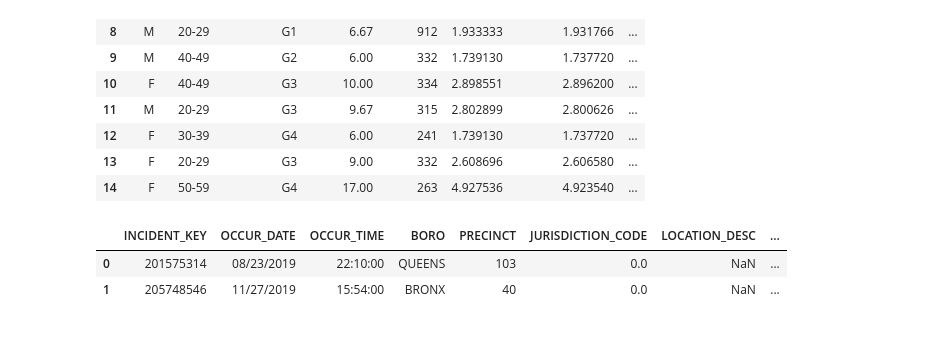
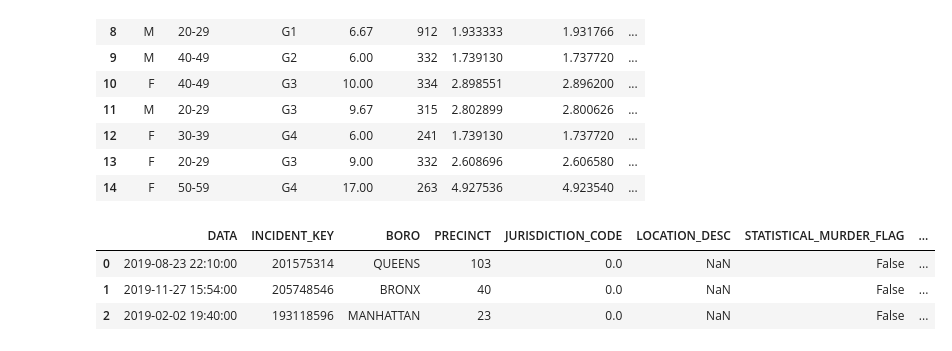
Before and after one commit to Sarunaskaz/JupiterNoteBooks, a Jupyter notebook: 17_.ipynb, the cells around one changed output. Drawn from its saved outputs; the diff is of its cells as text; code cells hidden in the pictures.

```diff
--- a/17_.ipynb
+++ b/17_.ipynb
@@ -182,12 +182,11 @@ d14s.head(15)
 | 13 | F | 20-29 | G3 | 9.00 | 332 | 2.608696 | 2.606580 | ... |
 | 14 | F | 50-59 | G4 | 17.00 | 263 | 4.927536 | 4.923540 | ... |
 # %%
-nypd = pd.read_csv('NewData/NYPD_Shooting.csv', sep=';')
-nypd.head(2)
-
-# nypd = pd.read_csv('NYPD_Shooting.csv', sep=';', parse_dates={'DATA':['OCCUR_DATE', 'OCCUR_TIME']})
-# nypd.head(3)
+# # nypd = pd.read_csv('NewData/NYPD_Shooting.csv', sep=';')
+nypd = pd.read_csv('NewData/NYPD_Shooting.csv', sep=';', parse_dates={'DATA':['OCCUR_DATE', 'OCCUR_TIME']})
+nypd.head(3)
 # %% [output]
-|  | INCIDENT_KEY | OCCUR_DATE | OCCUR_TIME | BORO | PRECINCT | JURISDICTION_CODE | LOCATION_DESC | ... |
-| 0 | 201575314 | 08/23/2019 | 22:10:00 | QUEENS | 103 | 0.0 | NaN | ... |
-| 1 | 205748546 | 11/27/2019 | 15:54:00 | BRONX | 40 | 0.0 | NaN | ... |
+|  | DATA | INCIDENT_KEY | BORO | PRECINCT | JURISDICTION_CODE | LOCATION_DESC | STATISTICAL_MURDER_FLAG | ... |
+| 0 | 2019-08-23 22:10:00 | 201575314 | QUEENS | 103 | 0.0 | NaN | False | ... |
+| 1 | 2019-11-27 15:54:00 | 205748546 | BRONX | 40 | 0.0 | NaN | False | ... |
+| 2 | 2019-02-02 19:40:00 | 193118596 | MANHATTAN | 23 | 0.0 | NaN | False | ... |
```
Also changed, not shown: parts of 4 cells of this notebook.
